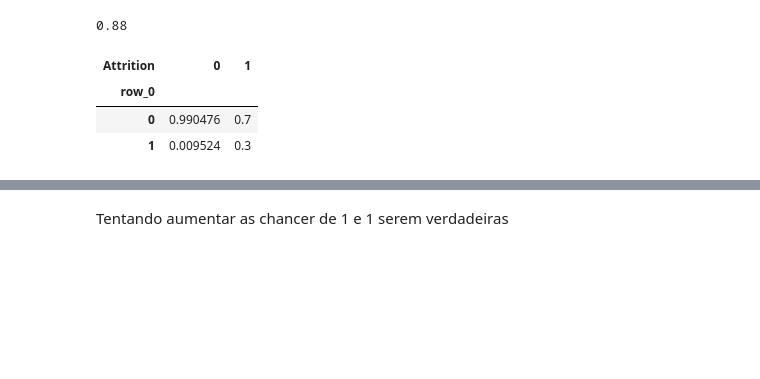
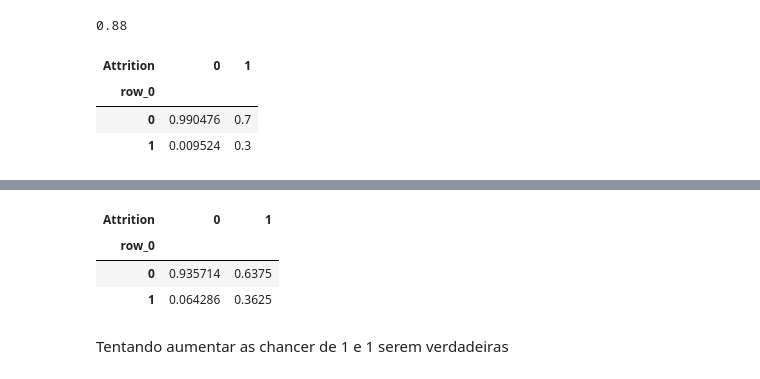
Before and after one commit to AntonioFuziy/Projeto3DataScience, a Jupyter notebook: Projeto3DataScience.ipynb, the cells around one changed output, grey strips where cells are left out. Cells and saved outputs as stored; diff of their text form; code cells hidden in the pictures; blank space fills up the shorter version.

```diff
--- a/Projeto3DataScience.ipynb
+++ b/Projeto3DataScience.ipynb
@@ -610,3 +605,18 @@ pd.crosstab(y_pred,target_val,normalize='columns')
+# %%
+classifier = AdaBoostClassifier(
+    DecisionTreeClassifier(max_depth=1),
+    n_estimators=200
+)
+classifier.fit(train, target_train)
+
+predictions = classifier.predict(test)
+
+pd.crosstab(predictions,target_val,normalize='columns')
+# %% [output]
+| Attrition | 0 | 1 |
+| row_0 |  |  |
+| 0 | 0.935714 | 0.6375 |
+| 1 | 0.064286 | 0.3625 |
 # %% [markdown]
 Tentando aumentar as chancer de 1 e 1 serem verdadeiras
 # %%
```
Also changed, not shown: parts of 30 cells of this notebook.
